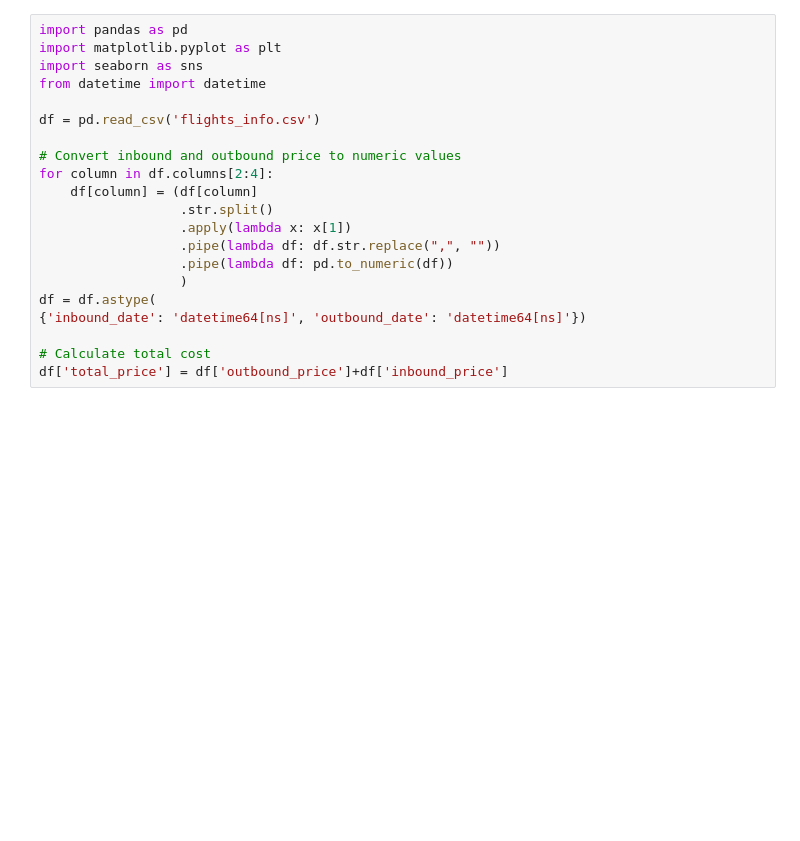
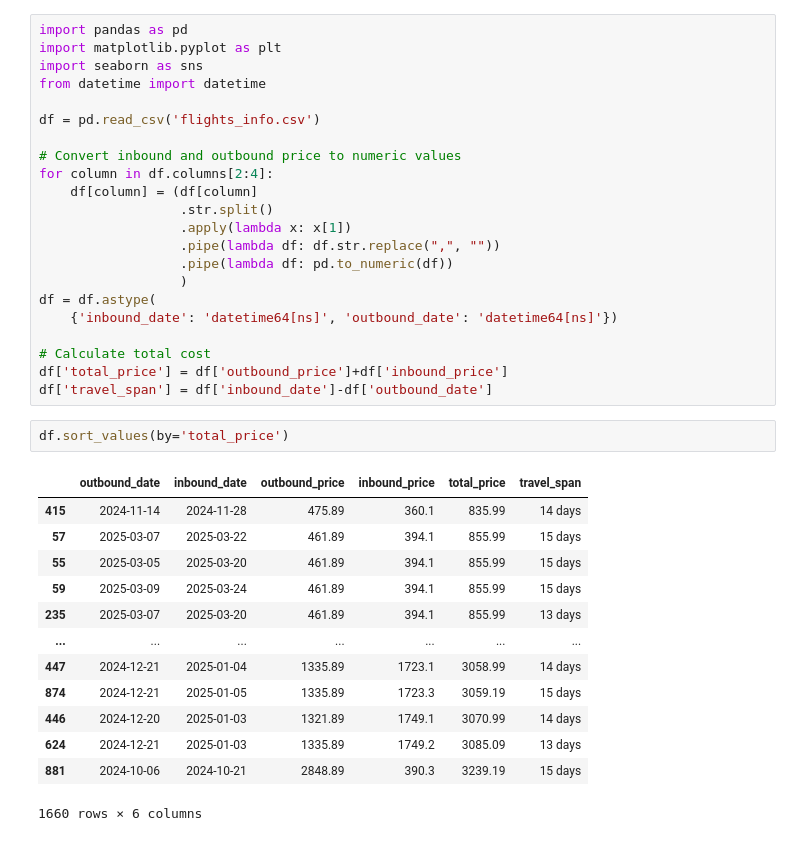
Before and after one commit to ManuelJua/Flight-Price-Scraper, a Jupyter notebook: analysis.ipynb, the cells around one changed output. Cells and saved outputs as stored; diff of their text form; blank space fills up the shorter version.

```diff
--- a/analysis.ipynb
+++ b/analysis.ipynb
@@ -15,8 +15,25 @@ for column in df.columns[2:4]:
                   .pipe(lambda df: pd.to_numeric(df))
                   )
 df = df.astype(
-{'inbound_date': 'datetime64[ns]', 'outbound_date': 'datetime64[ns]'})
+    {'inbound_date': 'datetime64[ns]', 'outbound_date': 'datetime64[ns]'})
 
 # Calculate total cost
 df['total_price'] = df['outbound_price']+df['inbound_price']
+df['travel_span'] = df['inbound_date']-df['outbound_date']
+# %%
+df.sort_values(by='total_price')
+# %% [output]
+|  | outbound_date | inbound_date | outbound_price | inbound_price | total_price | travel_span |
+| 415 | 2024-11-14 | 2024-11-28 | 475.89 | 360.1 | 835.99 | 14 days |
+| 57 | 2025-03-07 | 2025-03-22 | 461.89 | 394.1 | 855.99 | 15 days |
+| 55 | 2025-03-05 | 2025-03-20 | 461.89 | 394.1 | 855.99 | 15 days |
+| 59 | 2025-03-09 | 2025-03-24 | 461.89 | 394.1 | 855.99 | 15 days |
+| 235 | 2025-03-07 | 2025-03-20 | 461.89 | 394.1 | 855.99 | 13 days |
+| ... | ... | ... | ... | ... | ... | ... |
+| 447 | 2024-12-21 | 2025-01-04 | 1335.89 | 1723.1 | 3058.99 | 14 days |
+| 874 | 2024-12-21 | 2025-01-05 | 1335.89 | 1723.3 | 3059.19 | 15 days |
+| 446 | 2024-12-20 | 2025-01-03 | 1321.89 | 1749.1 | 3070.99 | 14 days |
+| 624 | 2024-12-21 | 2025-01-03 | 1335.89 | 1749.2 | 3085.09 | 13 days |
+| 881 | 2024-10-06 | 2024-10-21 | 2848.89 | 390.3 | 3239.19 | 15 days |
+1660 rows × 6 columns
 # %%
```
Also changed, not shown: parts of 5 cells of this notebook, 3 other files.
